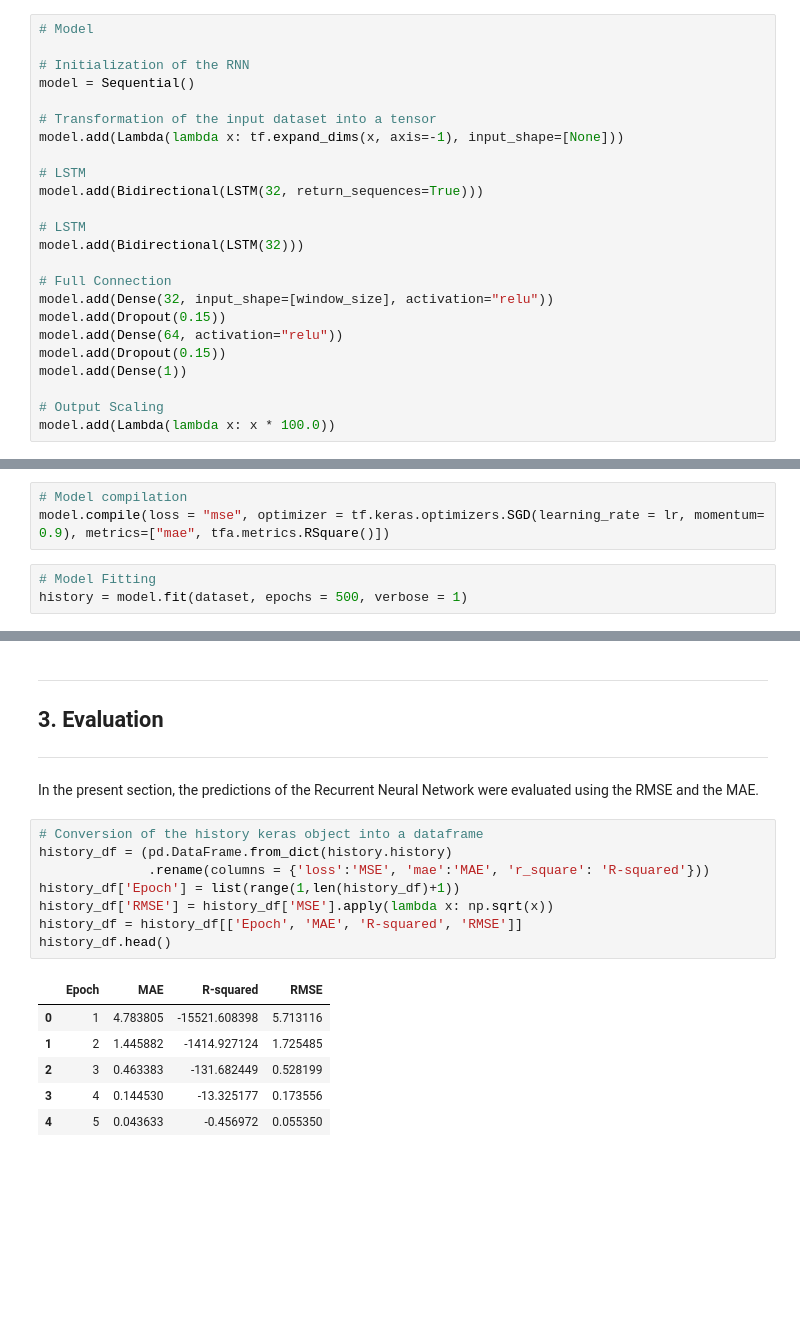
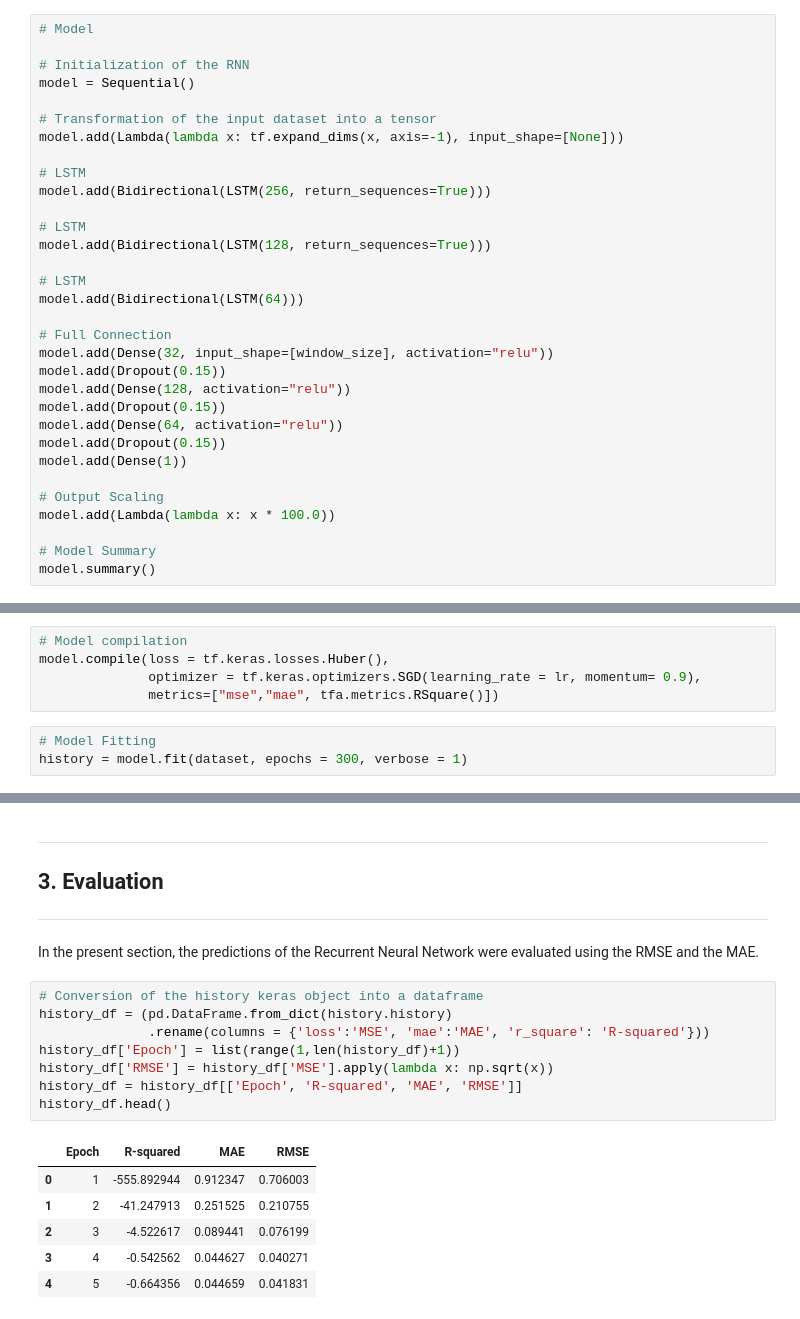
Before and after one commit to DanielEduardoLopez/PortfolioReturn, a Jupyter notebook: 2_PortfolioReturn_DataModelingEval.ipynb, the cells around one changed output, grey strips where cells are left out. Cells and saved outputs as stored; diff of their text form; blank space fills up the shorter version.

```diff
--- a/2_PortfolioReturn_DataModelingEval.ipynb
+++ b/2_PortfolioReturn_DataModelingEval.ipynb
@@ -175,13 +178,18 @@ model = Sequential()
 model.add(Lambda(lambda x: tf.expand_dims(x, axis=-1), input_shape=[None]))
 
 # LSTM
-model.add(Bidirectional(LSTM(32, return_sequences=True)))
+model.add(Bidirectional(LSTM(256, return_sequences=True)))
 
 # LSTM
-model.add(Bidirectional(LSTM(32)))
+model.add(Bidirectional(LSTM(128, return_sequences=True)))
+
+# LSTM
+model.add(Bidirectional(LSTM(64)))
 
 # Full Connection
 model.add(Dense(32, input_shape=[window_size], activation="relu"))
+model.add(Dropout(0.15))
+model.add(Dense(128, activation="relu"))
 model.add(Dropout(0.15))
 model.add(Dense(64, activation="relu"))
 model.add(Dropout(0.15))
@@ -189,3 +197,6 @@ model.add(Dense(1))
 
 # Output Scaling
 model.add(Lambda(lambda x: x * 100.0))
+
+# Model Summary
+model.summary()
@@ -273,8 +302,10 @@ Once the architecture of the RNN was defined and an optimal learning rate was se
 tf.keras.backend.clear_session()
 # %%
 # Model compilation
-model.compile(loss = "mse", optimizer = tf.keras.optimizers.SGD(learning_rate = lr, momentum= 0.9), metrics=["mae", tfa.metrics.RSquare()])
+model.compile(loss = tf.keras.losses.Huber(),
+              optimizer = tf.keras.optimizers.SGD(learning_rate = lr, momentum= 0.9),
+              metrics=["mse","mae", tfa.metrics.RSquare()])
 # %%
 # Model Fitting
-history = model.fit(dataset, epochs = 500, verbose = 1)
+history = model.fit(dataset, epochs = 300, verbose = 1)
 # %% [output]
@@ -394,18 +425,18 @@ In the present section, the predictions of the Recurrent Neural Network were eva
 # %%
 # Conversion of the history keras object into a dataframe
 history_df = (pd.DataFrame.from_dict(history.history)
               .rename(columns = {'loss':'MSE', 'mae':'MAE', 'r_square': 'R-squared'}))
 history_df['Epoch'] = list(range(1,len(history_df)+1))
 history_df['RMSE'] = history_df['MSE'].apply(lambda x: np.sqrt(x))
-history_df = history_df[['Epoch', 'MAE', 'R-squared', 'RMSE']]
+history_df = history_df[['Epoch', 'R-squared', 'MAE', 'RMSE']]
 history_df.head()
 # %% [output]
-|  | Epoch | MAE | R-squared | RMSE |
-| 0 | 1 | 4.783805 | -15521.608398 | 5.713116 |
-| 1 | 2 | 1.445882 | -1414.927124 | 1.725485 |
-| 2 | 3 | 0.463383 | -131.682449 | 0.528199 |
-| 3 | 4 | 0.144530 | -13.325177 | 0.173556 |
-| 4 | 5 | 0.043633 | -0.456972 | 0.055350 |
+|  | Epoch | R-squared | MAE | RMSE |
+| 0 | 1 | -555.892944 | 0.912347 | 0.706003 |
+| 1 | 2 | -41.247913 | 0.251525 | 0.210755 |
+| 2 | 3 | -4.522617 | 0.089441 | 0.076199 |
+| 3 | 4 | -0.542562 | 0.044627 | 0.040271 |
+| 4 | 5 | -0.664356 | 0.044659 | 0.041831 |
 # %%
 # Transformation of the history_df into a tidy format
 tidy_history_df = pd.melt(history_df, id_vars = 'Epoch', var_name =  'Metric',
```
Also changed, not shown: parts of 15 cells of this notebook.
